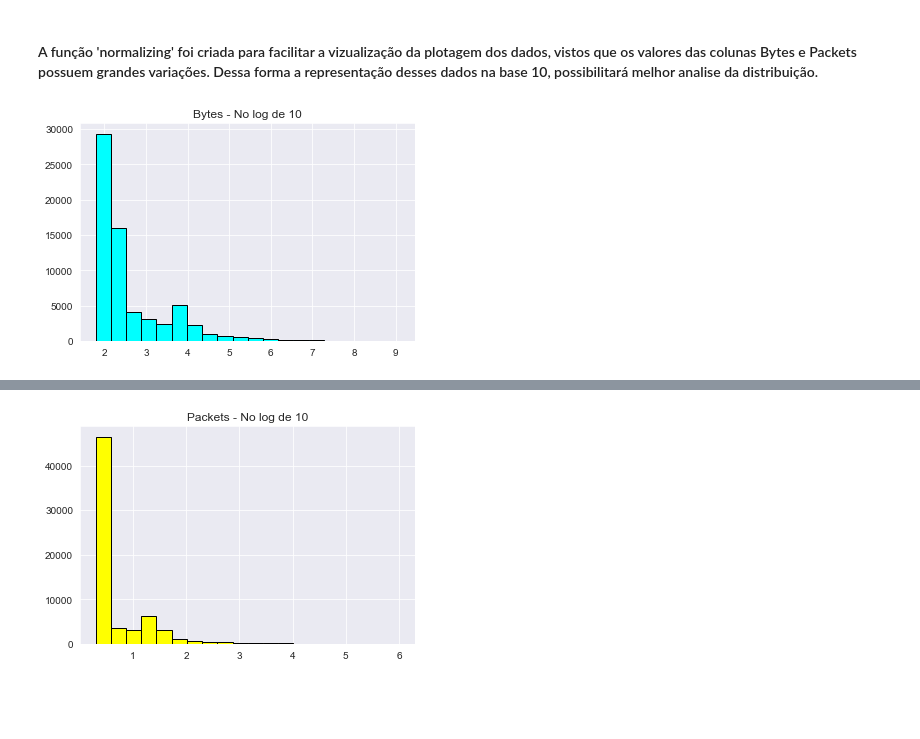
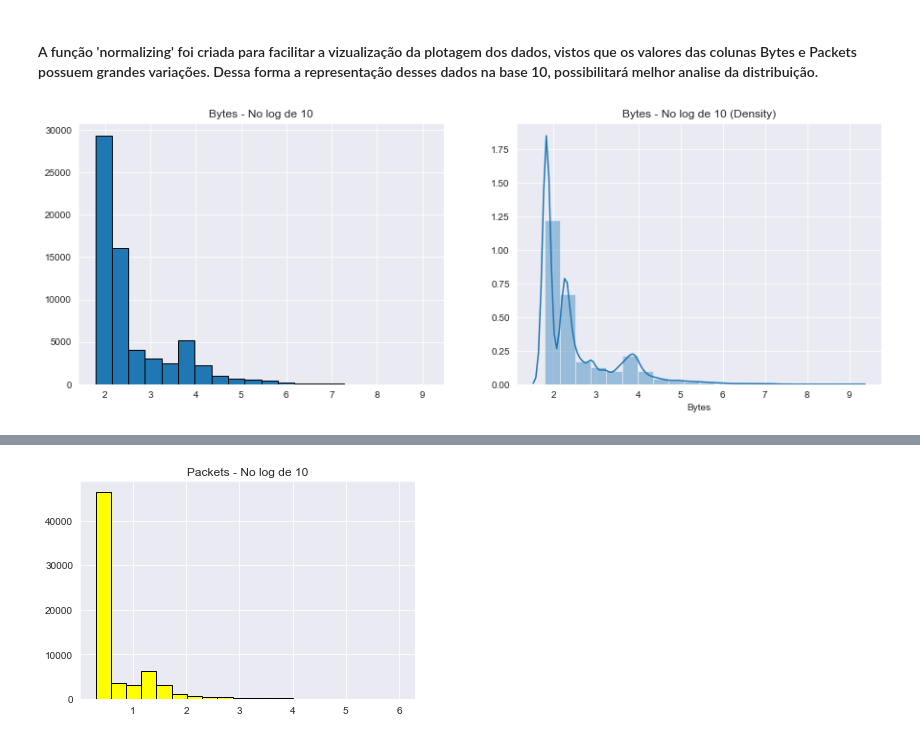
Before and after one commit to leticiacb1/Aviation_Accident_Analysis, a Jupyter notebook: Firewall_Project_Cdados2.ipynb, the cells around one changed output, grey strips where cells are left out. Cells and saved outputs as stored; diff of their text form; code cells hidden in the pictures; blank space fills up the shorter version.

```diff
--- a/Firewall_Project_Cdados2.ipynb
+++ b/Firewall_Project_Cdados2.ipynb
@@ -378,10 +380,18 @@ normalizing = lambda x: np.log10(1+x)
 # %% [markdown]
 #### A função 'normalizing' foi criada para facilitar a vizualização da plotagem dos dados, vistos que os valores das colunas Bytes e Packets possuem grandes variações. Dessa forma a representação desses dados na base 10, possibilitará melhor analise da distribuição.
 # %%
-plt.hist(normalizing(dados['Bytes']), bins=20,color='cyan',edgecolor='black')
+plt.figure(figsize = (15,5))
+
+plt.subplot(121)
+plt.hist(normalizing(dados['Bytes']), bins=20,edgecolor='black')
 plt.grid(True)
 plt.title('Bytes' + ' - No log de 10')
+
+plt.subplot(122)
+sns.distplot(normalizing(dados['Bytes']), hist = True , bins=20)
+plt.title('Bytes' + ' - No log de 10 (Density)')
+
 plt.show()
 # %% [output]
-[figure, old version]
+[figure, new version]
 # %%
```
Also changed, not shown: parts of 8 cells of this notebook.
